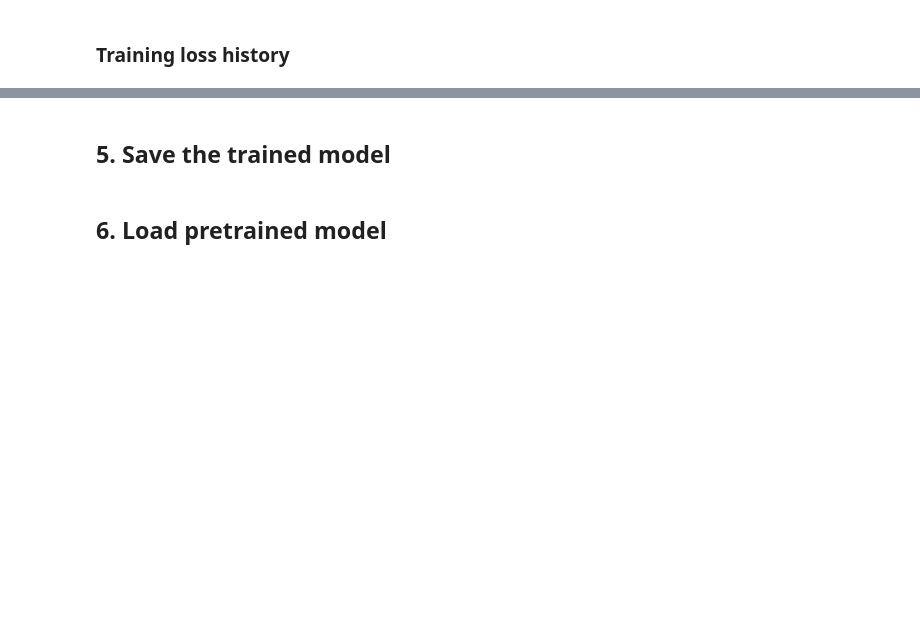
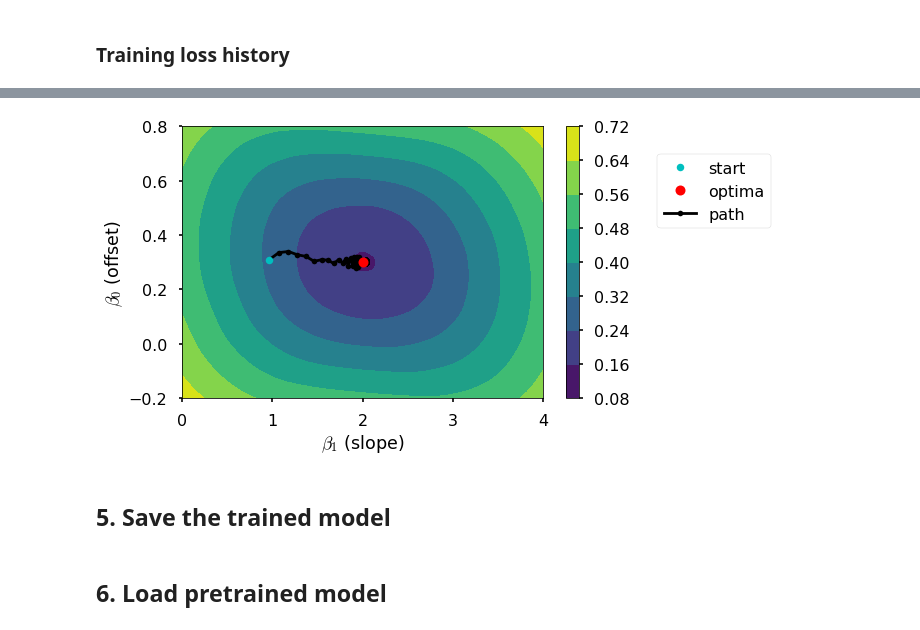
Before and after one commit to lento234/ml-tutorials, a Jupyter notebook: 01-basics/linear_regression.ipynb, the cells around one changed output, grey strips where cells are left out. Drawn from its saved outputs; the diff is of its cells as text; code cells hidden in the pictures; blank space fills up the shorter version.

```diff
--- a/01-basics/linear_regression.ipynb
+++ b/01-basics/linear_regression.ipynb
@@ -187,3 +219,24 @@ ax.legend();
+# %%
+# L^1 norm: numpy version
+l1_norm = lambda y_hat, y: np.abs(y_hat - y).mean(axis=0)
+
+# Hypothesis space
+beta_1_h, beta_0_h = np.meshgrid(np.linspace(0, 4),
+                                 np.linspace(-0.2, 0.8))
+obj_surf = l1_norm(x_train[...,None]*beta_1_h[None] + beta_0_h[None],
+                   y_train[...,None])
+# %%
+fig, ax = plt.subplots()
+im = ax.contourf(beta_1_h, beta_0_h, obj_surf)
+ax.plot(*history['parameters'][0], 'c.', ms=15, label='start', zorder=10)
+ax.plot(beta_1, beta_0, 'r.', ms=20, label='optima', zorder=10)
+ax.plot(np.array(history['parameters'])[:,0], np.array(history['parameters'])[:,1],
+        '.-', c='k', label='path')
+ax.set(xlabel=r'$\beta_1$ (slope)', ylabel=r'$\beta_0$ (offset)')
+fig.colorbar(im, ax=ax)
+fig.legend(loc='right', bbox_to_anchor=(1.15, 0.7));
+# %% [output]
+[figure, added]
 # %% [markdown]
 <a id="save"></a>
 ## 5. Save the trained model
```
Also changed, not shown: parts of 11 cells of this notebook, 1 other file.
